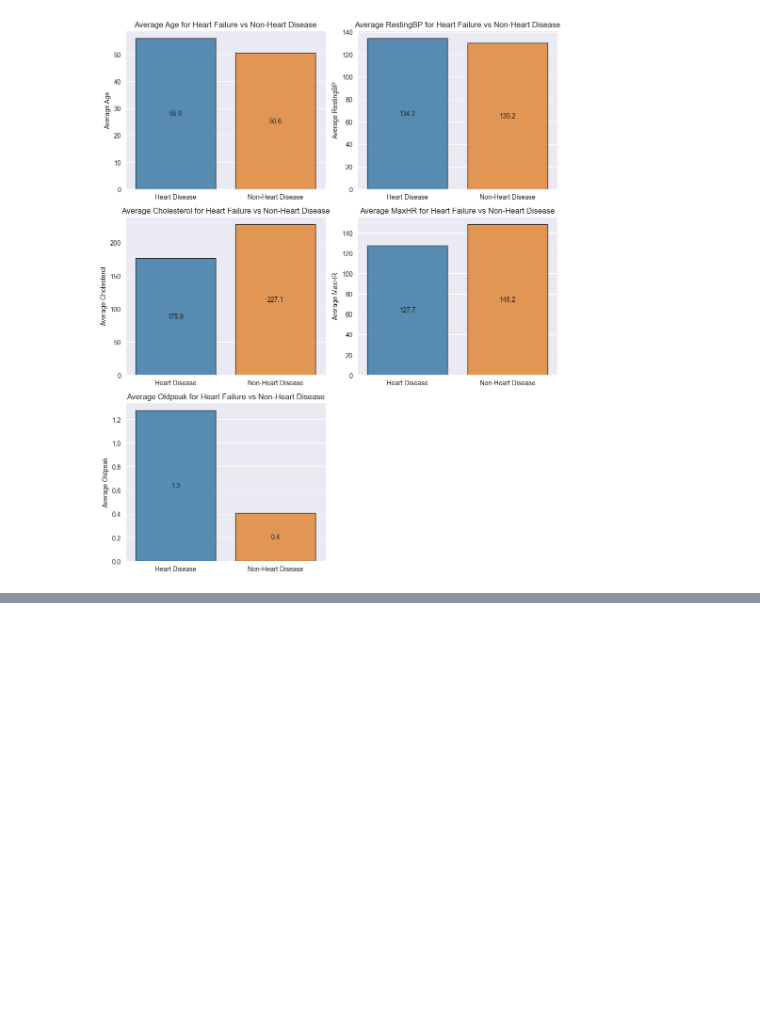
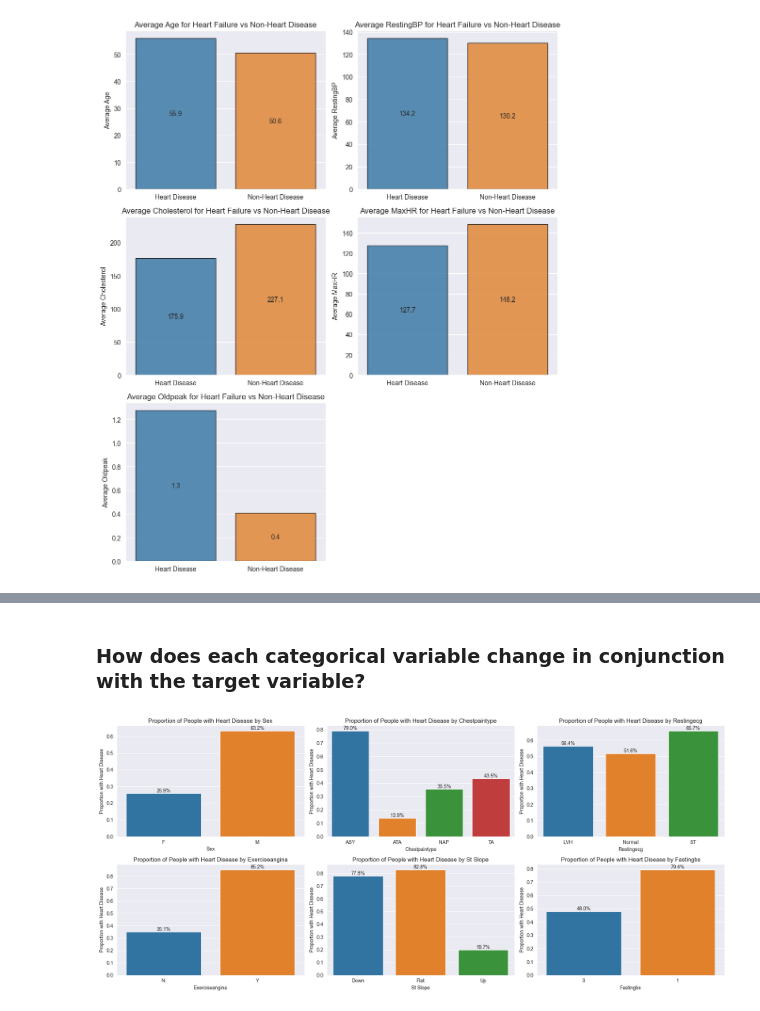
Before and after one commit to nripstein/Heart-Disease-Prediction, a Jupyter notebook: heart failure prediction notebook.ipynb, the cells around one changed output, grey strips where cells are left out. Saved outputs shown, nothing was run; the diff lists cells and outputs as text; code cells hidden in the pictures; blank space fills up the shorter version.

```diff
--- a/heart failure prediction notebook.ipynb
+++ b/heart failure prediction notebook.ipynb
@@ -267,0 +268,40 @@ It looks like cholesterol was set to 0 as a null value, because people can't act
+# %% [markdown]
+### How does each categorical variable change in conjunction with the target variable?
+# %%
+num_features = len(categorical_feature_names)
+num_rows = 2
+num_cols = math.ceil(num_features / num_rows)
+
+fig, axes = plt.subplots(num_rows, num_cols, figsize=(6 * num_cols, 4 * num_rows))
+
+for i, cat_feature in enumerate(categorical_feature_names):
+    row = i // num_cols  # Calculate the row index for the subplot
+    col = i % num_cols  # Calculate the column index for the subplot
+
+    ax = axes[row, col]
+
+    # Calculate probabilities of heart failure for each category
+    category_probabilities = df.groupby(cat_feature)["HeartDisease"].mean()
+
+    # Create bar plot
+    bar_plot = sns.barplot(x=category_probabilities.index, y=category_probabilities.values, ax=ax)
+
+    label = cat_feature.replace("_", " ").title()
+    ax.set_xlabel(label)
+    ax.set_ylabel("Proportion with Heart Disease")
+    ax.set_title(f"Proportion of People with Heart Disease by {label}")
+
+    total = category_probabilities.sum()
+    for j, p in enumerate(bar_plot.patches):
+        percentage = category_probabilities.values[j] * 100
+        ax.text(p.get_x() + p.get_width() / 2, p.get_height(), f"{percentage:.1f}%", ha="center", va="bottom")
+
+# Remove empty subplots
+if num_features < num_rows * num_cols:
+    for i in range(num_features, num_rows * num_cols):
+        fig.delaxes(axes.flatten()[i])
+
+plt.tight_layout()
+plt.show()
+# %% [output]
+[figure, added]
```
Also changed, not shown: parts of 19 cells of this notebook.
